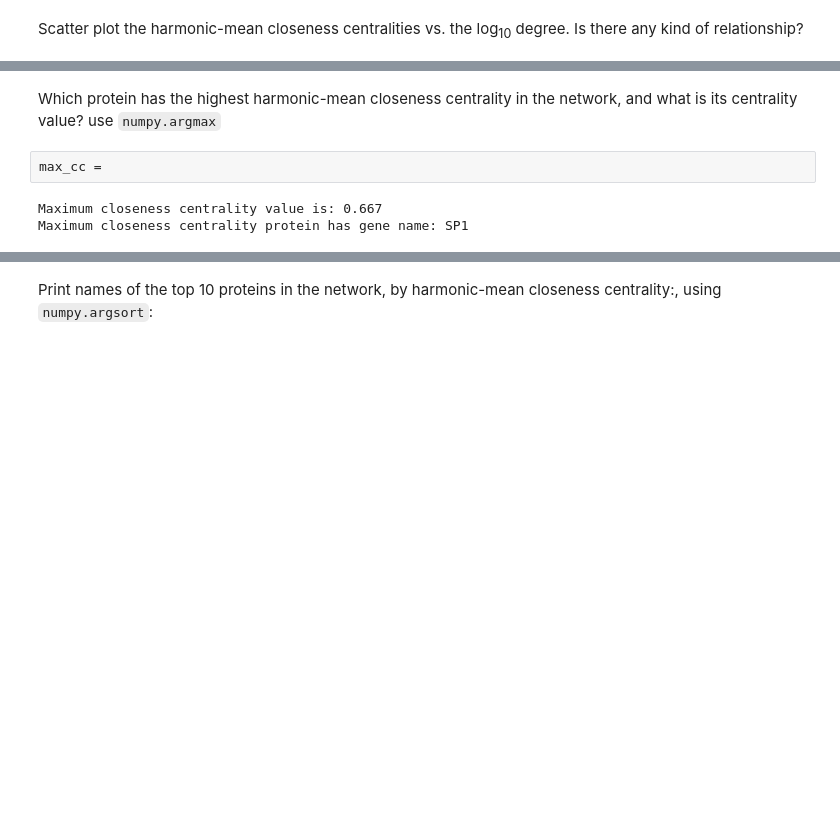
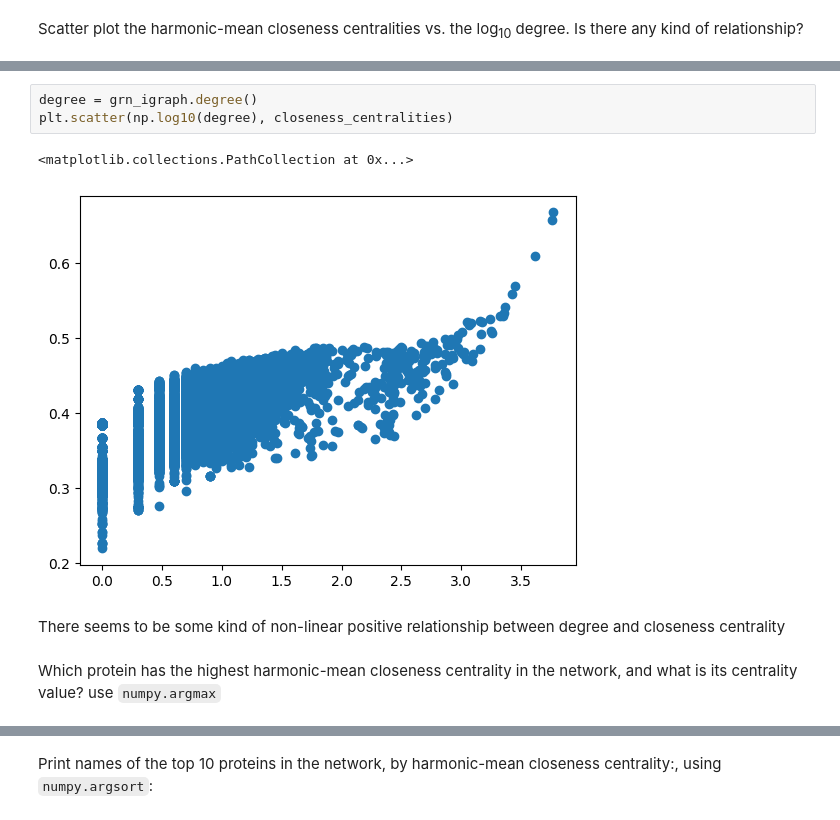
Before and after one commit to hawktre/OSU-CS_546, a Jupyter notebook: notebooks/class07_centrality_JTV.ipynb, the cells around one changed output, grey strips where cells are left out. Drawn from its saved outputs; the diff is of its cells as text; blank space fills up the shorter version.

```diff
--- a/notebooks/class07_centrality_JTV.ipynb
+++ b/notebooks/class07_centrality_JTV.ipynb
@@ -91,7 +110,10 @@ Scatter plot the harmonic-mean closeness centralities vs. the log<sub>10</sub> d
+# %%
+degree = grn_igraph.degree()
+plt.scatter(np.log10(degree), closeness_centralities)
+# %% [output]
+<matplotlib.collections.PathCollection at 0x...>
+[figure, added]
+# %% [markdown]
+There seems to be some kind of non-linear positive relationship between degree and closeness centrality
 # %% [markdown]
 Which protein has the highest harmonic-mean closeness centrality in the network, and what is its centrality value? use `numpy.argmax`
-# %%
-max_cc =
-# %% [output]
-Maximum closeness centrality value is: 0.667
-Maximum closeness centrality protein has gene name: SP1
```
Also changed, not shown: parts of 31 cells of this notebook.
